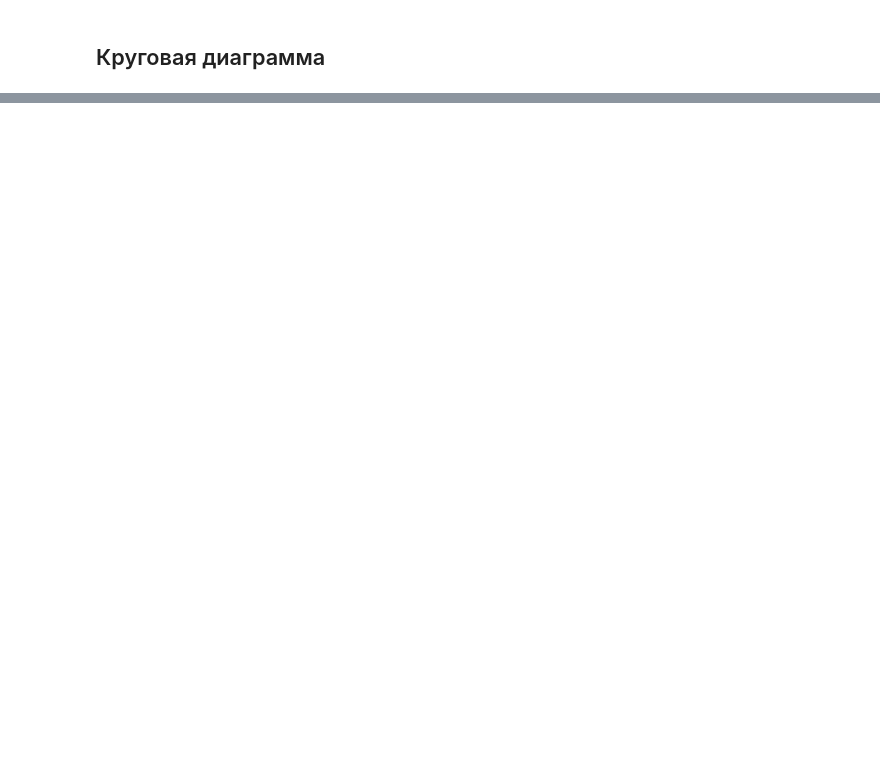
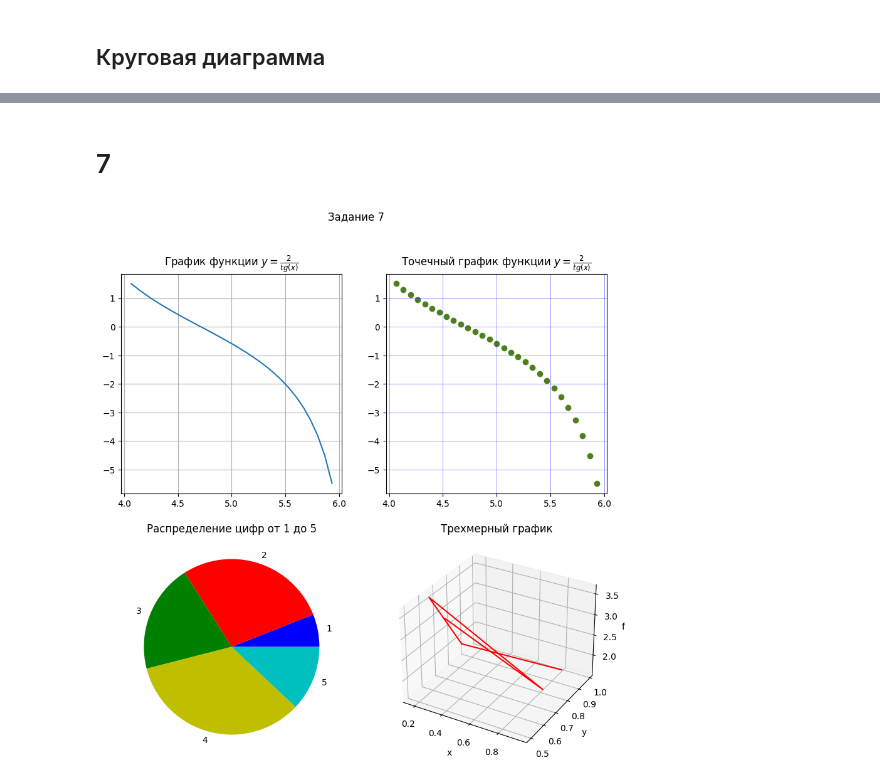
Before and after one commit to MaksimSmolenkov/3, a Jupyter notebook: практикум4.ipynb, the cells around one changed output, grey strips where cells are left out. Drawn from its saved outputs; the diff is of its cells as text; code cells hidden in the pictures; blank space fills up the shorter version.

```diff
--- a/практикум4.ipynb
+++ b/практикум4.ipynb
@@ -148,0 +158,38 @@ plt.show()
+# %% [markdown]
+# 7
+# %%
+def multi_plot(style='default'):
+  plt.style.use(style)
+  fig = plt.figure(figsize=(10,10))
+  fig.suptitle("Задание 7")
+  ax1 = fig.add_subplot(2, 2, 1)
+  ax1.plot(p, dots, label=r'$y = \frac{2}{tg(x)}$')
+  plt.grid(True)
+  ax1.set_title('График функции ' r'$y = \frac{2}{tg(x)}$', fontsize=12)
+
+  ax2 = fig.add_subplot(2, 2, 2)
+  ax2.scatter(p, dots, color=(0.3, 0.5, 0.11), marker='o')
+  ax2.set_title('Точечный график функции ' r'$y = \frac{2}{tg(x)}$', fontsize=12)
+  ax2.grid(visible=True, which='major', axis='both', color = 'blue', linewidth=0.4, alpha = 0.7)
+
+  ax3 = fig.add_subplot(2, 2, 3)
+
+  ax3.pie(data2, labels=vals, colors = ['b', 'r', 'g', 'y', 'c'])
+  plt.title('Распределение цифр от 1 до 5', fontsize = 12)
+
+  x = np.random.random(5)
+  y = np.random.random(5)
+
+  ax4 = fig.add_subplot(2, 2, 4, projection='3d')
+  ax4.plot(x, y, func(x, y), color=[1, 0, 0, 1])
+
+  ax4.set_xlabel('x')
+  ax4.set_ylabel('y')
+  ax4.set_zlabel('f(x)')
+  ax4.set_title('Трехмерный график')
+
+  plt.show()
+
+multi_plot()
+# %% [output]
+[figure, added]
```
Also changed, not shown: parts of 11 cells of this notebook.
